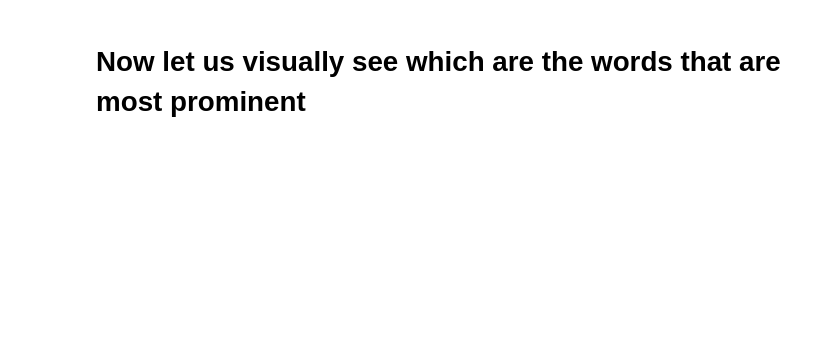
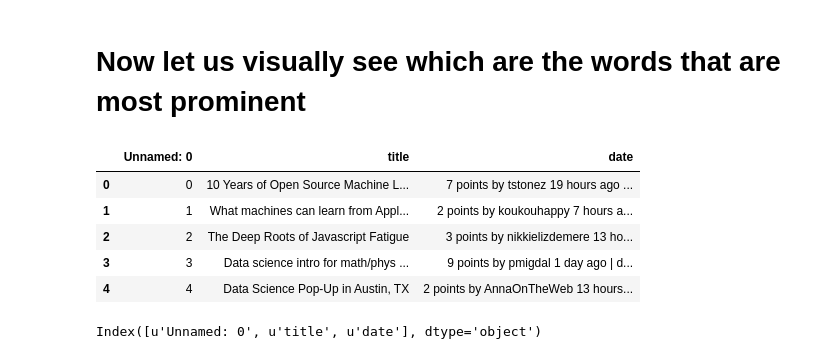
Before and after one commit to jithurjacob/machine-learning, a Jupyter notebook: text_mining/Refine.ipynb, the cells around one changed output. Drawn from its saved outputs; the diff is of its cells as text; code cells hidden in the pictures; blank space fills up the shorter version.

```diff
--- a/text_mining/Refine.ipynb
+++ b/text_mining/Refine.ipynb
@@ -58,0 +72,15 @@ print(a)
+# %%
+df = pd.read_csv('data_tau.csv')
+# %%
+df.head()
+# %% [output]
+|  | Unnamed: 0 | title | date |
+| 0 | 0 | 10 Years of Open Source Machine L... | 7 points by tstonez 19 hours ago ... |
+| 1 | 1 | What machines can learn from Appl... | 2 points by koukouhappy 7 hours a... |
+| 2 | 2 | The Deep Roots of Javascript Fatigue | 3 points by nikkielizdemere 13 ho... |
+| 3 | 3 | Data science intro for math/phys ... | 9 points by pmigdal 1 day ago | d... |
+| 4 | 4 | Data Science Pop-Up in Austin, TX | 2 points by AnnaOnTheWeb 13 hours... |
+# %%
+df.columns
+# %% [output]
+Index([u'Unnamed: 0', u'title', u'date'], dtype='object')
```
Also changed, not shown: parts of 20 cells of this notebook.
